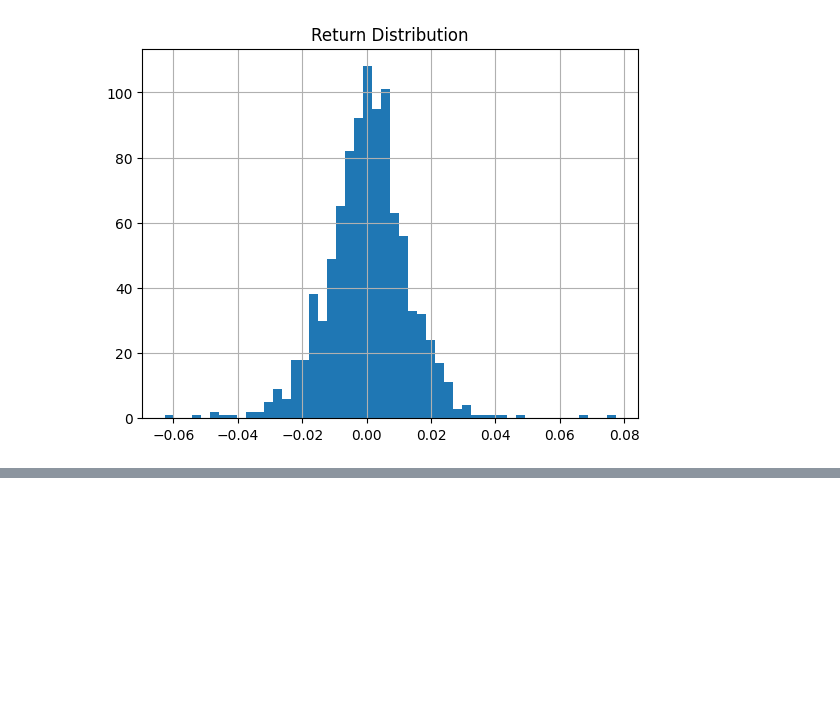
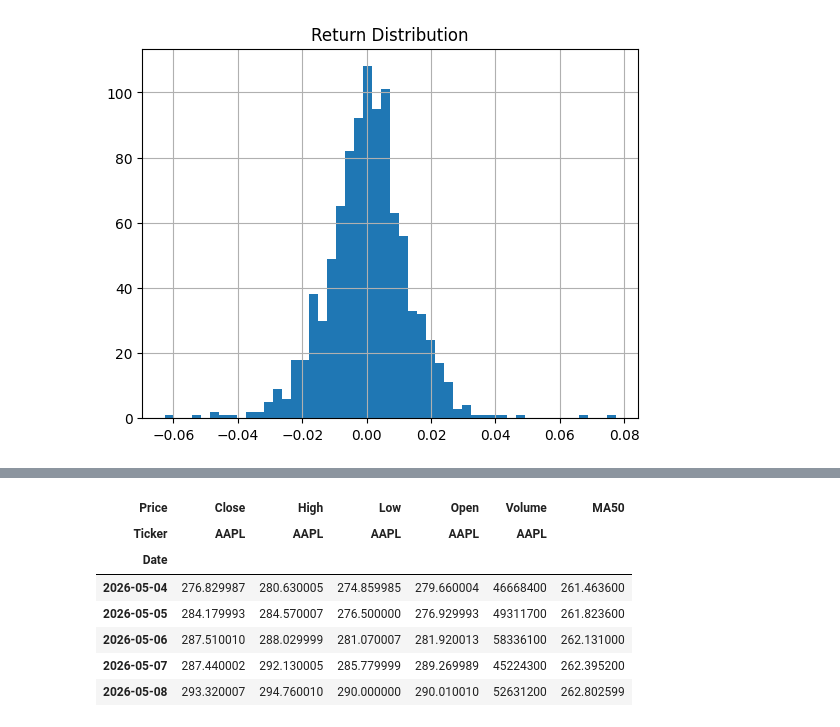
Before and after one commit to mas-analytics/quant-practice, a Jupyter notebook: analysis.ipynb, the cells around one changed output, grey strips where cells are left out. Saved outputs shown, nothing was run; the diff lists cells and outputs as text; code cells hidden in the pictures; blank space fills up the shorter version.

```diff
--- a/analysis.ipynb
+++ b/analysis.ipynb
@@ -139,0 +299,11 @@ df.to_csv("data/^N225_data.csv")
+# %%
+df.tail()
+# %% [output]
+| Price | Close | High | Low | Open | Volume | MA50 |
+| Ticker | AAPL | AAPL | AAPL | AAPL | AAPL |  |
+| Date |  |  |  |  |  |  |
+| 2026-05-04 | 276.829987 | 280.630005 | 274.859985 | 279.660004 | 46668400 | 261.463600 |
+| 2026-05-05 | 284.179993 | 284.570007 | 276.500000 | 276.929993 | 49311700 | 261.823600 |
+| 2026-05-06 | 287.510010 | 288.029999 | 281.070007 | 281.920013 | 58336100 | 262.131000 |
+| 2026-05-07 | 287.440002 | 292.130005 | 285.779999 | 289.269989 | 45224300 | 262.395200 |
+| 2026-05-08 | 293.320007 | 294.760010 | 290.000000 | 290.010010 | 52631200 | 262.802599 |
```
Also changed, not shown: parts of 44 cells of this notebook.
